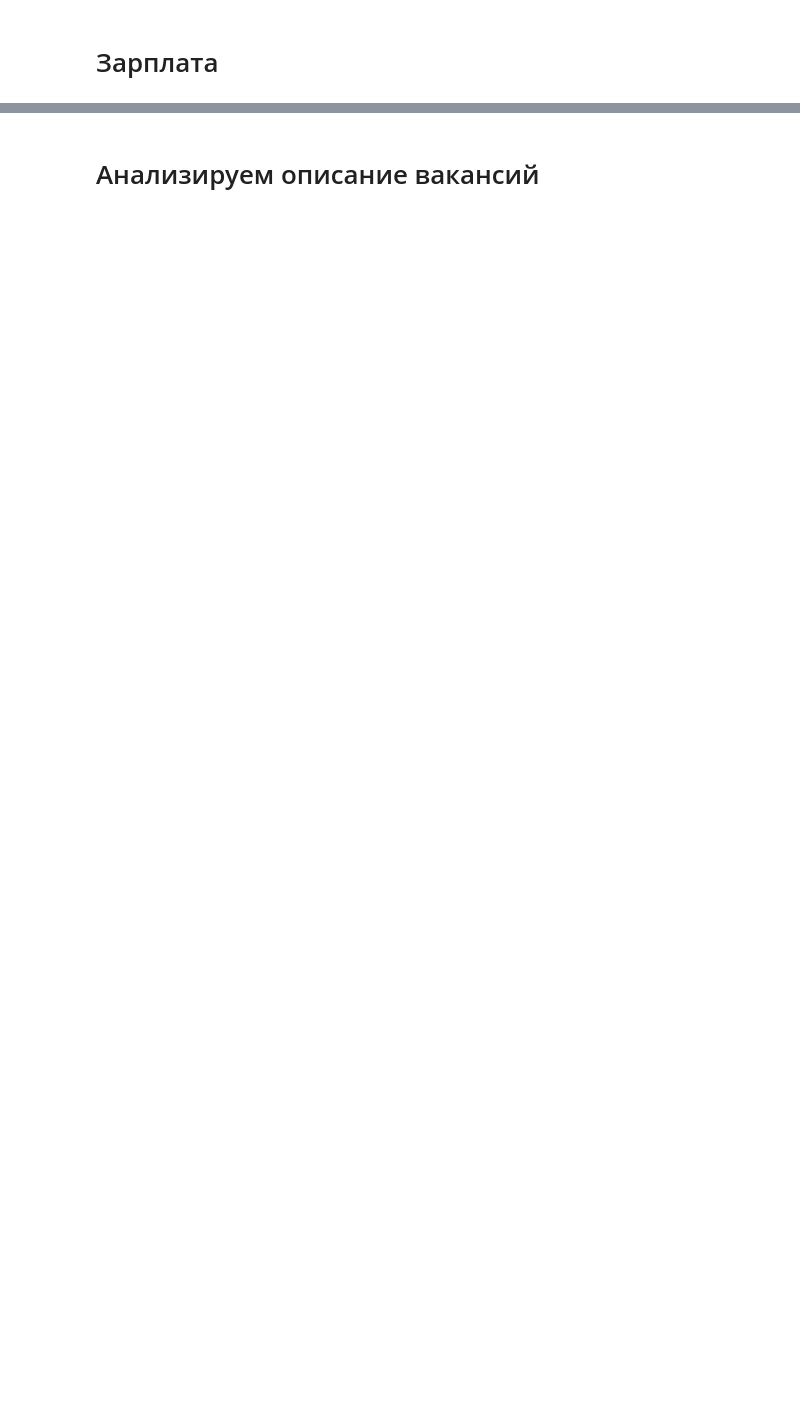
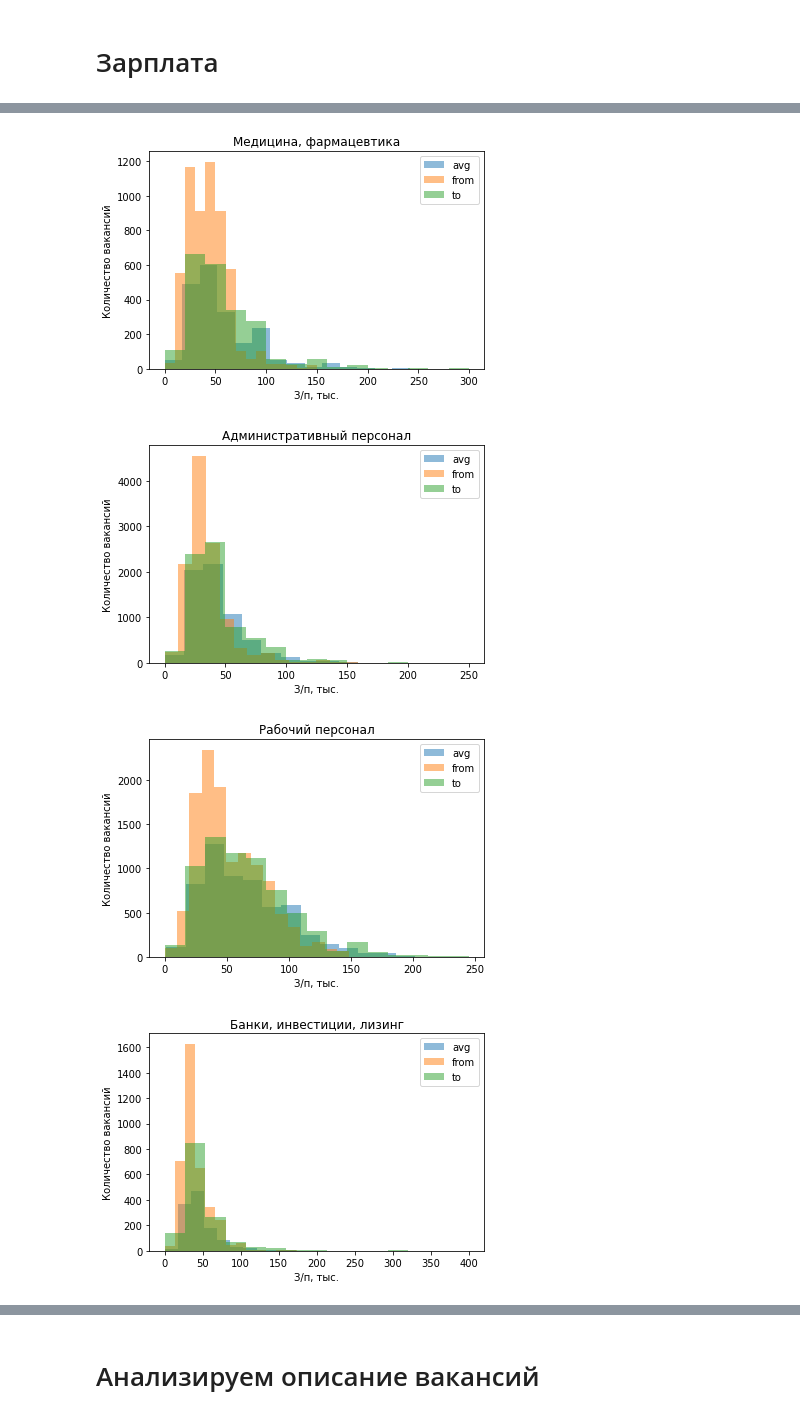
Before and after one commit to alievaliza/MSU_diploma, a Jupyter notebook: notebooks/EDA_hh_data.ipynb, the cells around one changed output, grey strips where cells are left out. Saved outputs shown, nothing was run; the diff lists cells and outputs as text; code cells hidden in the pictures; blank space fills up the shorter version.

```diff
--- a/notebooks/EDA_hh_data.ipynb
+++ b/notebooks/EDA_hh_data.ipynb
@@ -149,7 +215,0 @@ Ttest_indResult(statistic=-0.7503911509817973, pvalue=0.4540943932967555)
-# %%
-# Описательная статистика для з/п
-for curr in df['salary_currency'].dropna().unique():
-  print(f'\n\t\t{curr}\n')
-  x = df[(df['salary_currency'] == curr)].describe()[['salary_from', 'salary_to', 'salary_avg']]
-  s = x.style.format(formatter = '{:,.0f}')
-  display(s)
@@ -217,0 +294,9 @@ for curr in df['salary_currency'].dropna().unique():
+# %%
+df['prof_area'] = df['specializations_profarea_name'].apply(lambda x: find_best_prof_area(x))
+# %%
+plot_salary(df, 'prof_area', 98, True)
+# %% [output]
+[figure, added]
+[figure, added]
+[figure, added]
+[figure, added]
```
Also changed, not shown: parts of 30 cells of this notebook.
